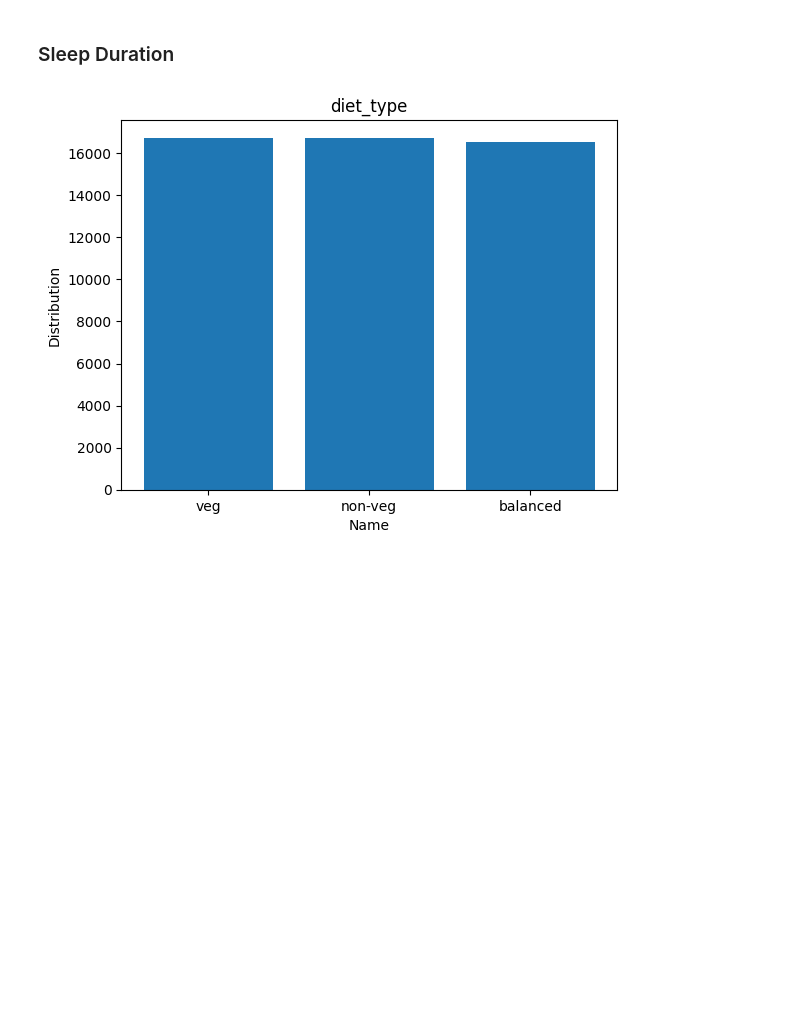
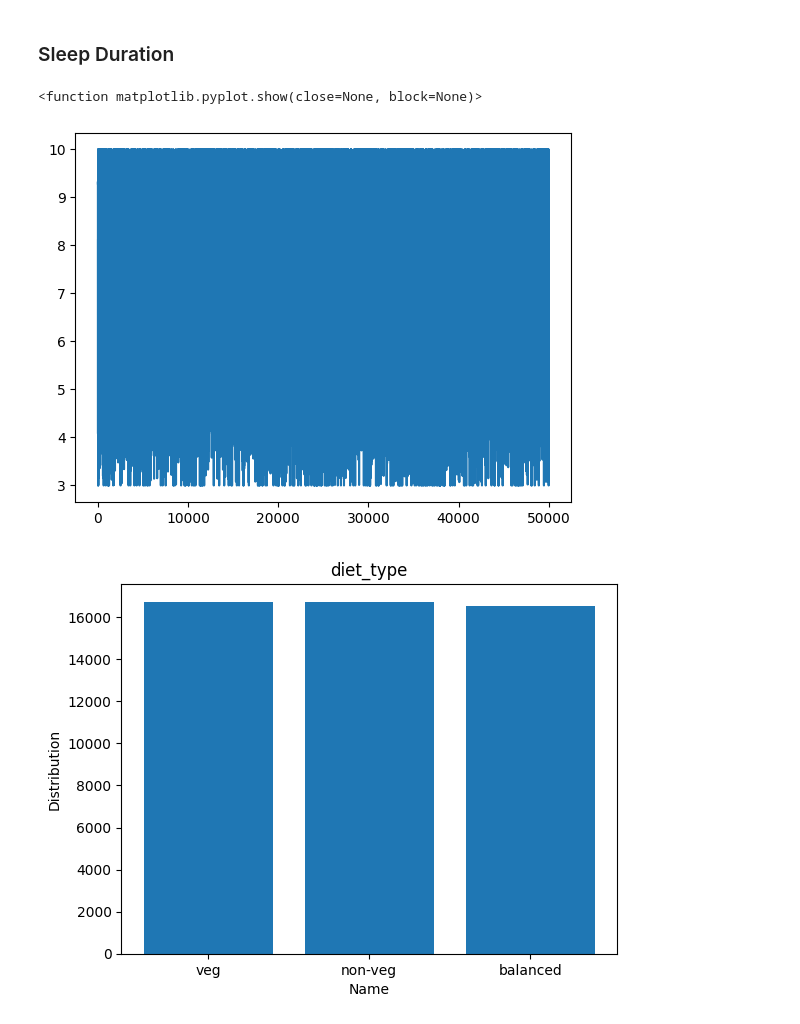
Before and after one commit to JohannesTsubame/datamining-project, a Jupyter notebook: ipynb/student_health.ipynb, the cells around one changed output. Saved outputs shown, nothing was run; the diff lists cells and outputs as text; code cells hidden in the pictures; blank space fills up the shorter version.

```diff
--- a/ipynb/student_health.ipynb
+++ b/ipynb/student_health.ipynb
@@ -59,6 +59,8 @@ Length: 3, dtype: str
 df_date = pd.to_datetime(df["timestamp"])
 
 df["timestamp"] =  df_date
+
+df =
 # %% [output]
 <class 'pandas.DataFrame'>
 RangeIndex: 50000 entries, 0 to 49999
@@ -83,6 +85,12 @@ memory usage: 6.1 MB
 ### Sleep Duration
 # %%
 sleep = df["sleep_duration"]
+
+plt.plot(sleep)
+plt.show()
+# %% [output]
+<function matplotlib.pyplot.show(close=None, block=None)>
+[figure, added]
 # %%
 for i in range(9, 16):
     col = df.columns[i]
```
